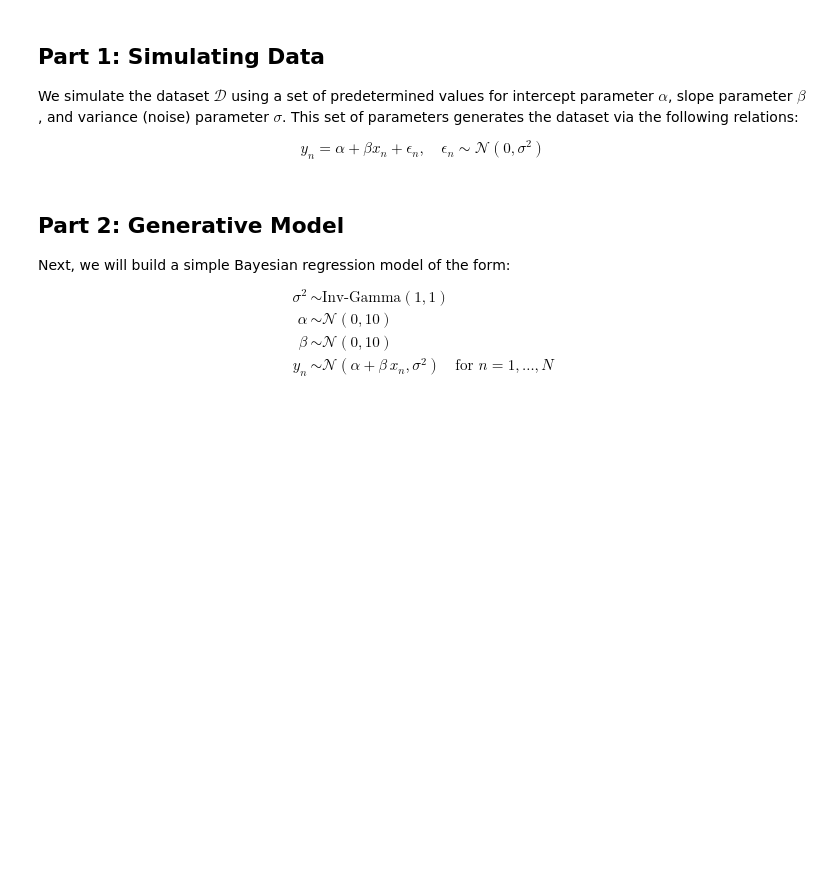
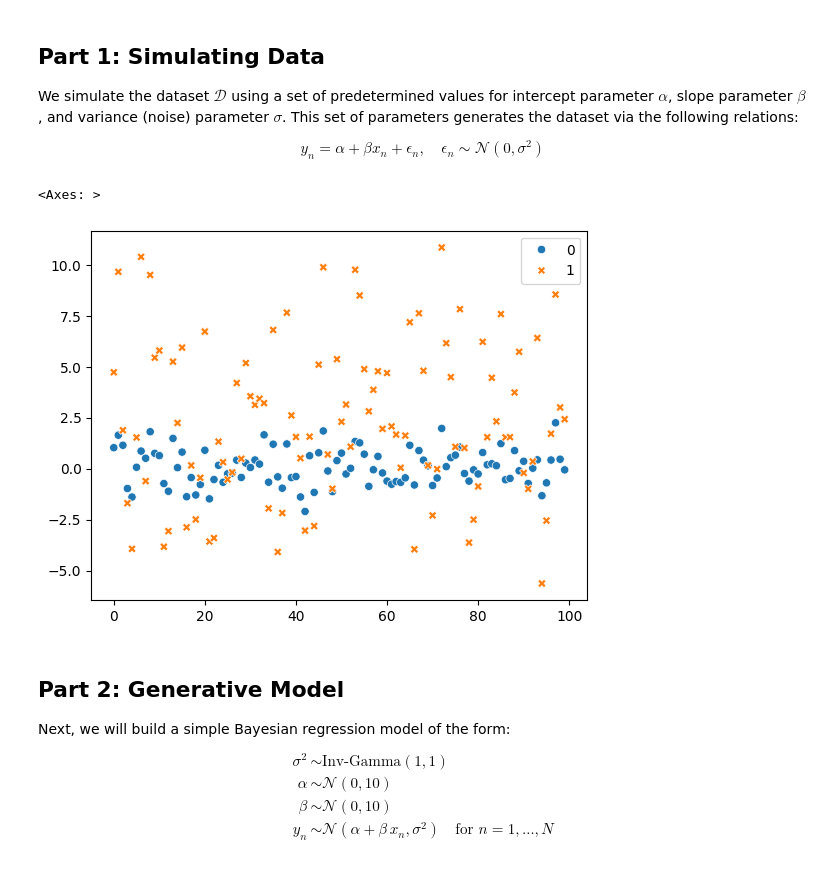
Before and after one commit to jerrymhuang/DreamDrone, a Jupyter notebook: CM02/Bayesian_Regression.ipynb, the cells around one changed output. Cells and saved outputs as stored; diff of their text form; code cells hidden in the pictures; blank space fills up the shorter version.

```diff
--- a/CM02/Bayesian_Regression.ipynb
+++ b/CM02/Bayesian_Regression.ipynb
@@ -41,8 +41,10 @@ N_OBS = 100
 x, y = simulator(n_obs=N_OBS)
 # %%
 # Visualizing data
-
-## TODO
+sns.scatterplot((x, y))
+# %% [output]
+<Axes: >
+[figure, added]
 # %% [markdown]
 ## Part 2: Generative Model
 
```
